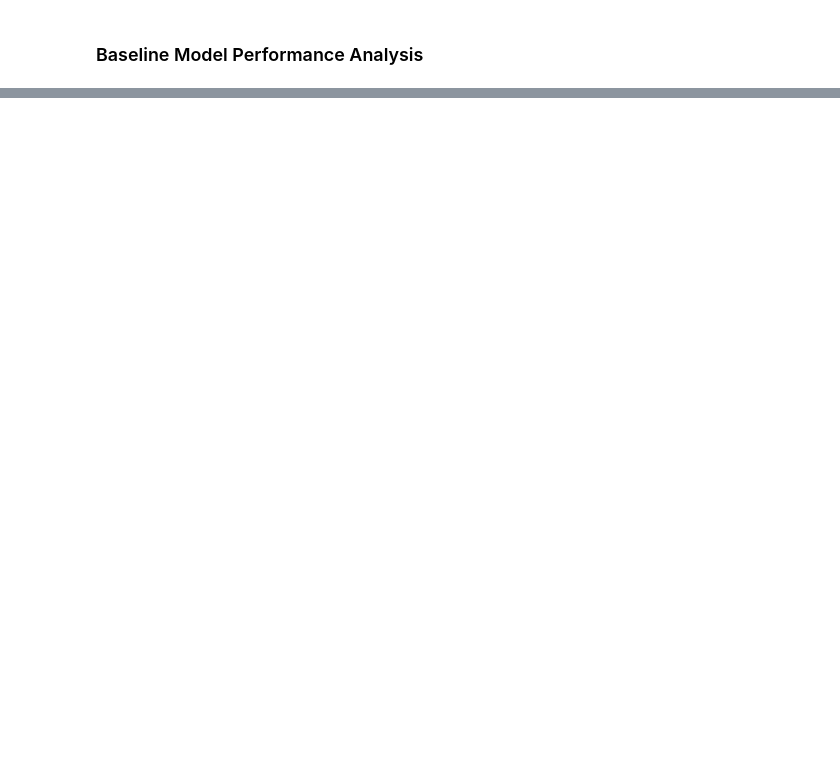
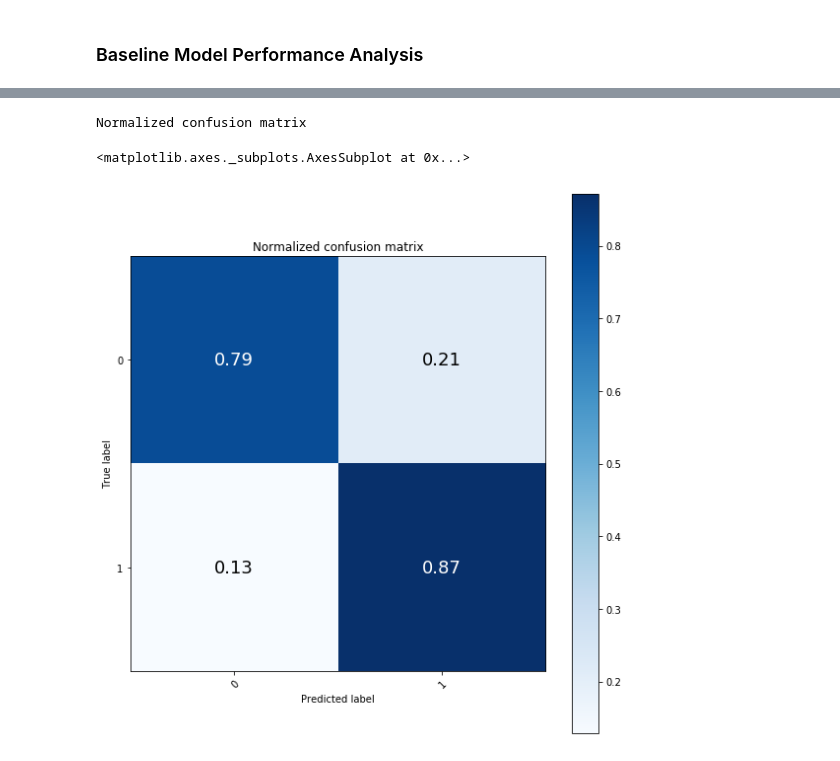
Before and after one commit to jk6033/capstone_project, a Jupyter notebook: result_visualization.ipynb, the cells around one changed output, grey strips where cells are left out. Drawn from its saved outputs; the diff is of its cells as text; code cells hidden in the pictures; blank space fills up the shorter version.

```diff
--- a/result_visualization.ipynb
+++ b/result_visualization.ipynb
@@ -13,17 +16,17 @@ def load_data(mode):
         PATH = "./bidir_dag_lstm_result/binary/test/result.json"
     elif mode == "multi":
         PATH = "./bidir_dag_lstm_result/multi/test/result.json"
-    elif mode == "forest":
+    elif mode == "randomforest":
         PATH = "./bidir_dag_lstm_result/random_forest/test/result.json"
 
     print("Getting data length from " + PATH)
-    with open(PATH_binary) as f:
+    with open(PATH) as f:
         json_file = json.load(f)
 
     answer = json_file["answer"]
     output = json_file["output"]
-    tsne = json_file["TSNE"]
-    return (answer, outputm tsne)
+    tsne = json_file["tsne"]
+    return (answer, output, tsne)
 # %%
 def plot_confusion_matrix(y_true, y_pred, classes, normalize=False, title=None, cmap=plt.cm.Blues):
     """
@@ -46,7 +49,9 @@ def plot_confusion_matrix(y_true, y_pred, classes, normalize=False, title=None,
     else:
         print('Confusion matrix, without normalization')
 
-    print(cm)
+    # print(cm)
+    acc = np.trace(cm)/np.sum(cm)
+    if not normalize: print("Accuracy: ", acc)
 
     fig, ax = plt.subplots(figsize=(8,8))
     im = ax.imshow(cm, interpolation='nearest', cmap=cmap)
@@ -69,8 +74,9 @@ def plot_confusion_matrix(y_true, y_pred, classes, normalize=False, title=None,
     thresh = cm.max() / 2.
     for i in range(cm.shape[0]):
         for j in range(cm.shape[1]):
-            ax.text(j, i, format(cm[i, j], fmt), fontsize = 16
+            ax.text(j, i, format(cm[i, j], fmt), fontsize = 18,
                     ha="center", va="center",
                     color="white" if cm[i, j] > thresh else "black")
     fig.tight_layout()
+    plt.show
     return ax
@@ -80,0 +118,2 @@ def scatterPlot(matrix):
+# %%
+binary_answer, binary_output, binary_tsne = load_data("binary")
@@ -80,0 +122,3 @@ def scatterPlot(matrix):
+# %%
+binary_label = np.asarray([0, 1])
+plot_confusion_matrix(binary_answer, binary_output, classes=binary_label, normalize=False)
@@ -80,0 +130,6 @@ def scatterPlot(matrix):
+# %%
+plot_confusion_matrix(binary_answer, binary_output, classes=binary_label, normalize=True)
+# %% [output]
+Normalized confusion matrix
+<matplotlib.axes._subplots.AxesSubplot at 0x...>
+[figure, added]
```
Also changed, not shown: parts of 17 cells of this notebook, 1 other file.
